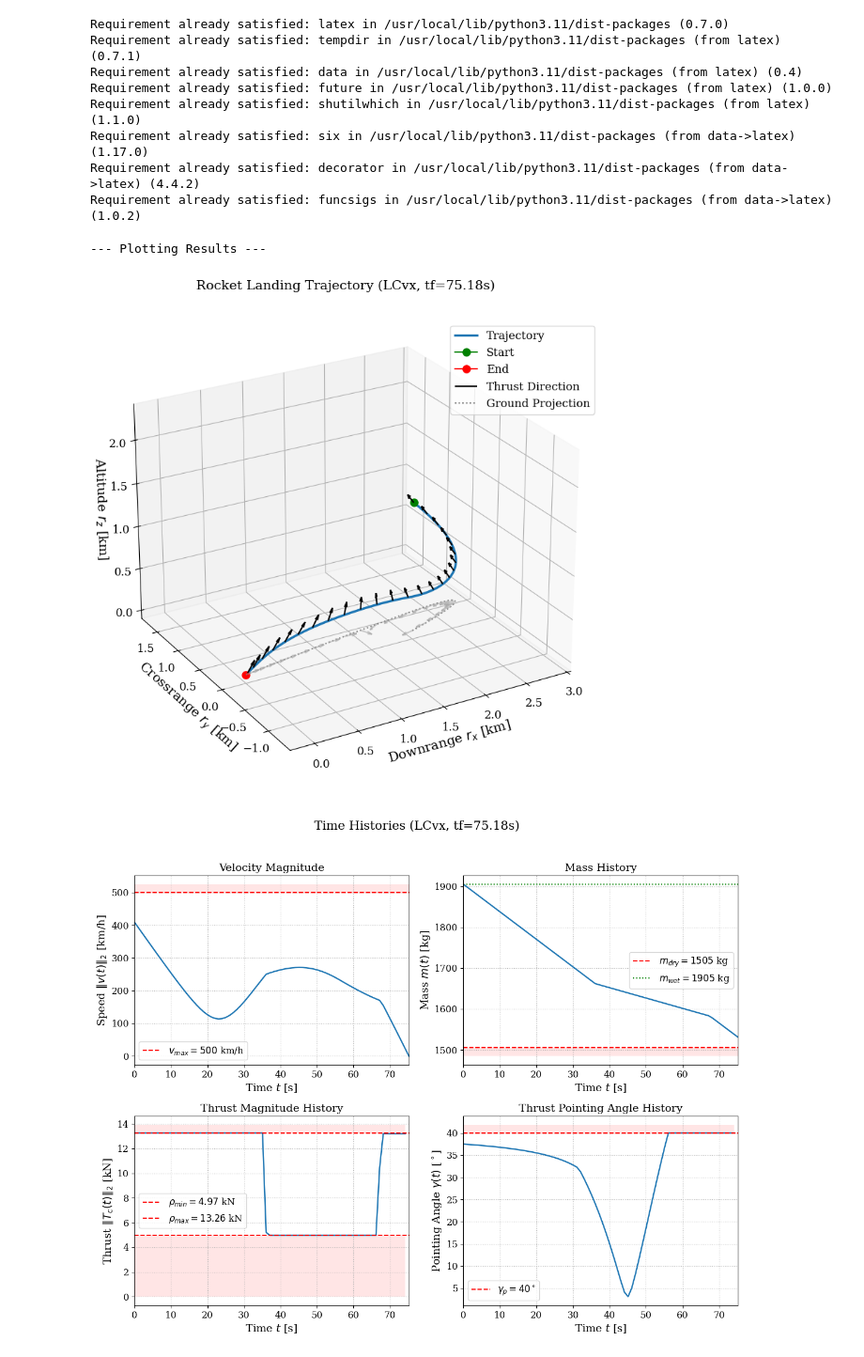
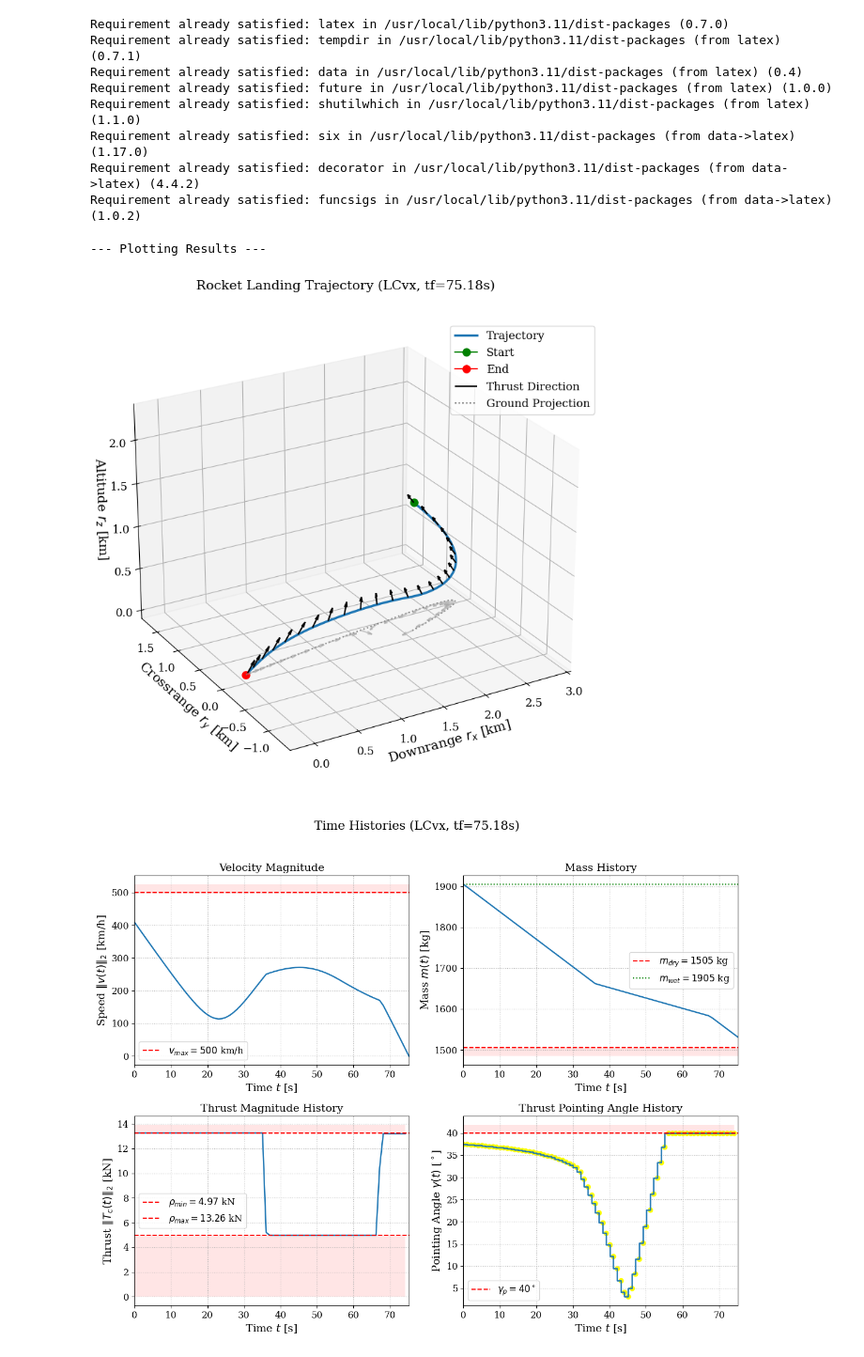
Before and after one commit to imrealhelper/Linear-Algebra, a Jupyter notebook: Soft_landing_LCXV.ipynb, the cells around one changed output. Shown at 94% size. Drawn from its saved outputs; the diff is of its cells as text; code cells hidden in the pictures.

```diff
--- a/Soft_landing_LCXV.ipynb
+++ b/Soft_landing_LCXV.ipynb
@@ -551,32 +551,33 @@ def plot_time_histories(solution: Solution, rocket: RocketParams, title_suffix="
 
     # 4. 포인팅 각도 (Pointing Angle)
     ax = axs[1, 1]
     gamma_p_deg = np.rad2deg(rocket.gamma_p_rad)
-    ax.plot(t_ctrl, solution.gamma_point, **style_line)
+    ax.step(t_ctrl, solution.gamma_point, **style_line)
+    ax.scatter(t_ctrl, solution.gamma_point, color = "yellow")
     # ax.plot(t_ctrl, solution.gamma_point, **style_points)
     ax.axhline(y=gamma_p_deg, **style_constraint, label=f'$\\gamma_p = {gamma_p_deg:.0f}^\\circ$')
     ax.fill_between(t_ctrl, gamma_p_deg, ax.get_ylim()[1], **style_constraint_fill)
     ax.set_ylabel(r"Pointing Angle $\gamma(t)$ [$^\circ$]")
     ax.set_title("Thrust Pointing Angle History")
     ax.legend()
 
     # 공통 축 설정
     for ax_row in axs:
         for ax in ax_row:
             ax.set_xlabel("Time $t$ [s]")
             ax.set_xlim([0, t_opt[-1]])
             ax.grid(True, linestyle=':')
 
     plt.tight_layout(rect=[0, 0.03, 1, 0.96]) # 제목 겹침 방지
     plt.show()
 
 
 # --- 메인 코드에서 시각화 함수 호출 ---
 if pdg_solution.status in [cp.OPTIMAL, cp.OPTIMAL_INACCURATE]:
     print("\n--- Plotting Results ---")
     plot_3d_trajectory(pdg_solution, rocket_params, title_suffix=f"(LCvx, tf={tf_opt:.2f}s)")
     plot_time_histories(pdg_solution, rocket_params, title_suffix=f"(LCvx, tf={tf_opt:.2f}s)")
 # %% [output]
 --- Plotting Results ---
 [figure]
-[figure, old version]
+[figure, new version]
```
Also changed, not shown: parts of 1 cell of this notebook.
